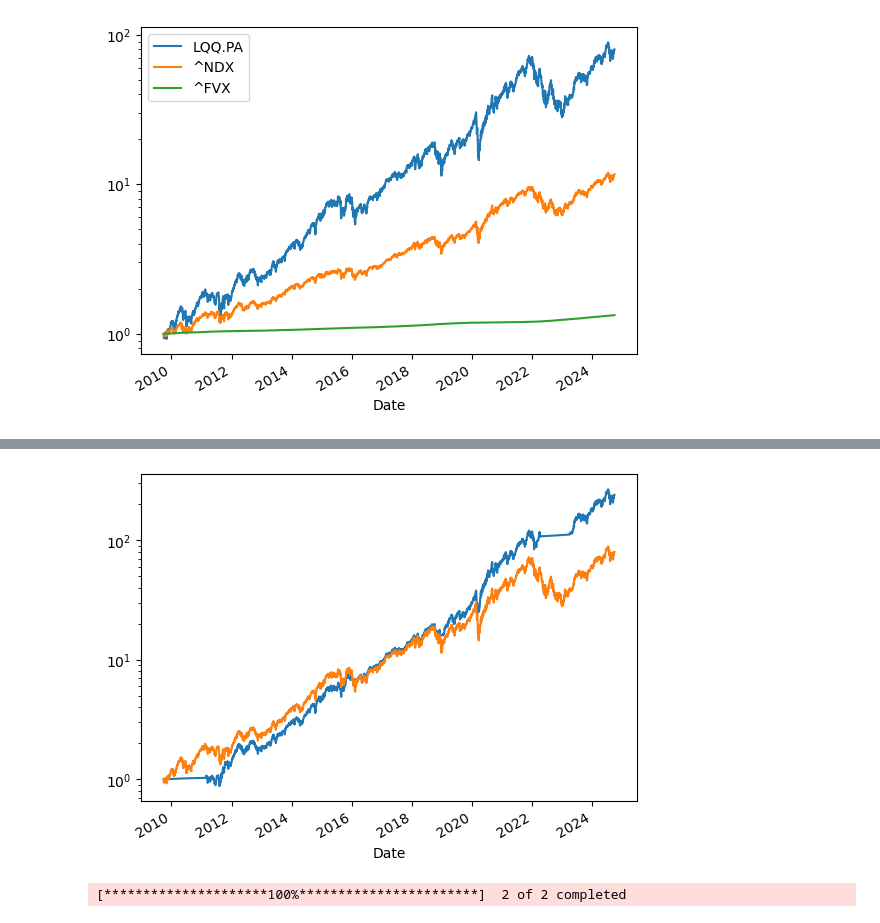
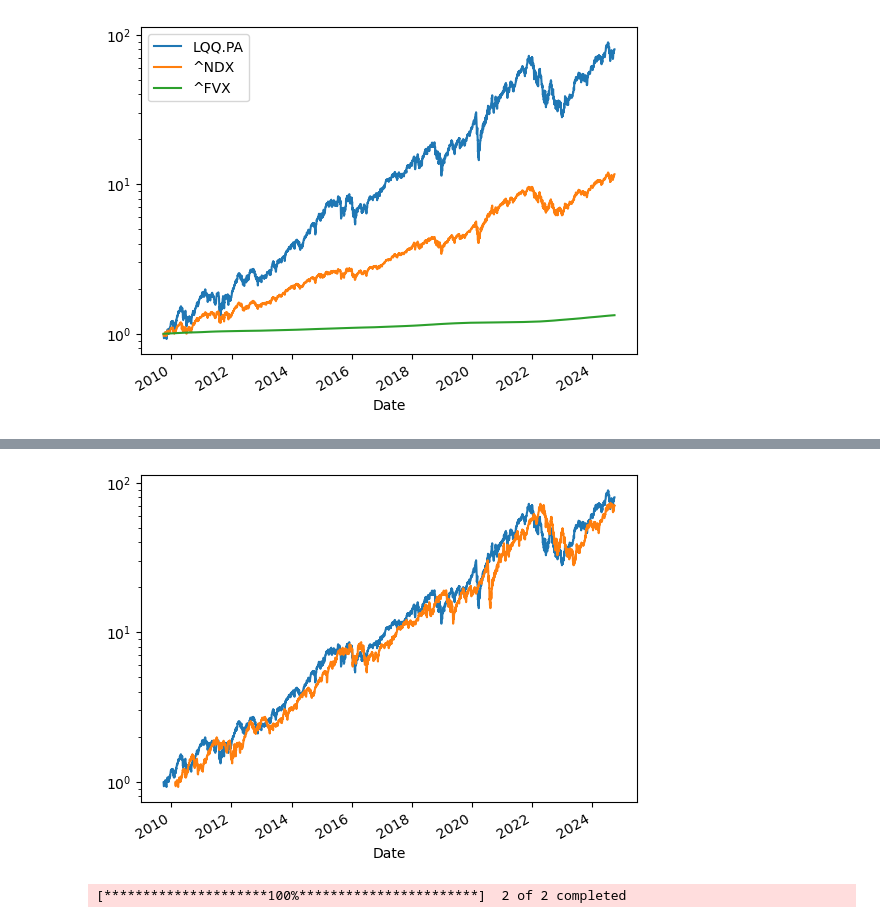
Before and after one commit to AlexLu94/MyFinancePortfolio, a Jupyter notebook: Leveraged_Portfolio_Analysis.ipynb, the cells around one changed output, grey strips where cells are left out. Saved outputs shown, nothing was run; the diff lists cells and outputs as text; code cells hidden in the pictures.

```diff
--- a/Leveraged_Portfolio_Analysis.ipynb
+++ b/Leveraged_Portfolio_Analysis.ipynb
@@ -70,12 +71,15 @@ Ticker: ^NDX
     Sharpe ratio       = 0.77
 -------
 # %%
-windows = [365]
+windows = [50, 100, 150, 200]
 for w in windows:
     signal = data[('^NDX', 'Adj Close')]>data[('^NDX', 'Adj Close')].rolling(window = w).mean()
-    data[('MyStrategy', 'Pct Change')] = np.where(signal, data[('LQQ.PA', 'Pct Change')], data[('^FVX', 'Pct Change')])
+    data[('MyStrategy', 'Pct Change')] = np.where(signal.shift(1), data[('LQQ.PA', 'Pct Change')], data[('^FVX', 'Pct Change')])
     data[('MyStrategy', 'Adj Close')] = data[('MyStrategy', 'Pct Change')].add(1).cumprod()
-    excess_returns      = (data[('MyStrategy', 'Adj Close')].iloc[-1]/data[('MyStrategy', 'Adj Close')].iloc[0])**(1/num_years)-1 -riskfree_return
+
+    num_years               = (data.index[-1]-data.index[w]).days/365
+
+    excess_returns      = (data[('MyStrategy', 'Adj Close')].iloc[-1]/data[('MyStrategy', 'Adj Close')].iloc[w])**(1/num_years)-1 -riskfree_return
     standard_deviation  = data[('MyStrategy', 'Pct Change')].std() * (trading_days_in_year**0.5)
     sharpe_ratio        = excess_returns / standard_deviation
     print(f"Window size: {w} days")
@@ -92,10 +111,11 @@ Window size: 365 days
 # %%
 
-data[('MyStrategy', 'Pct Change')].add(1).cumprod().plot()
+#data[('MyStrategy', 'Pct Change')].add(1).cumprod().plot()
 data[('LQQ.PA', 'Pct Change')].add(1).cumprod().plot()
+data[('LQQ.PA', 'Pct Change')].shift(100).add(1).cumprod().plot()
 plt.yscale('log')
 # %% [output]
-[figure, old version]
+[figure, new version]
 # %%
 data = yf.download(["LQQ.PA", "CNDX.AS"],group_by='Date', start="2021-09-27", end="2024-09-27")
 # %% [output]
```
Also changed, not shown: parts of 7 cells of this notebook.
